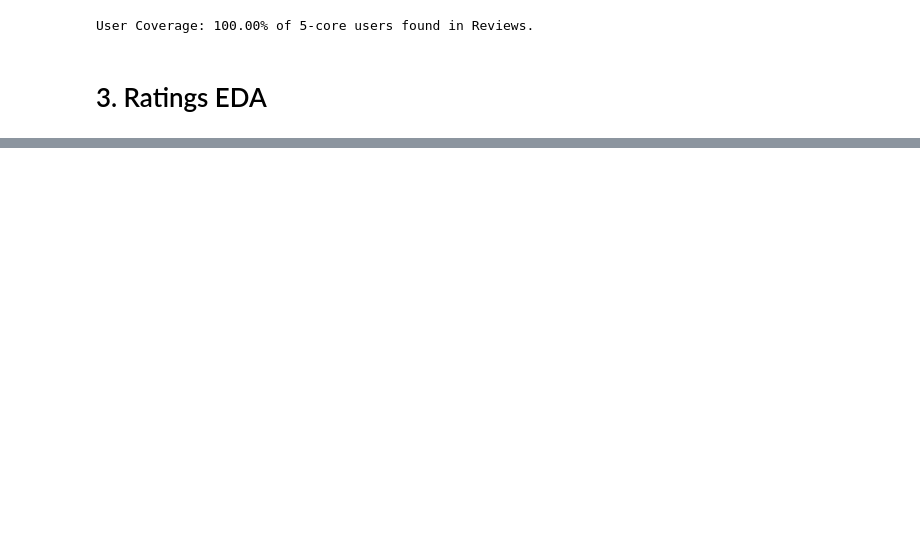
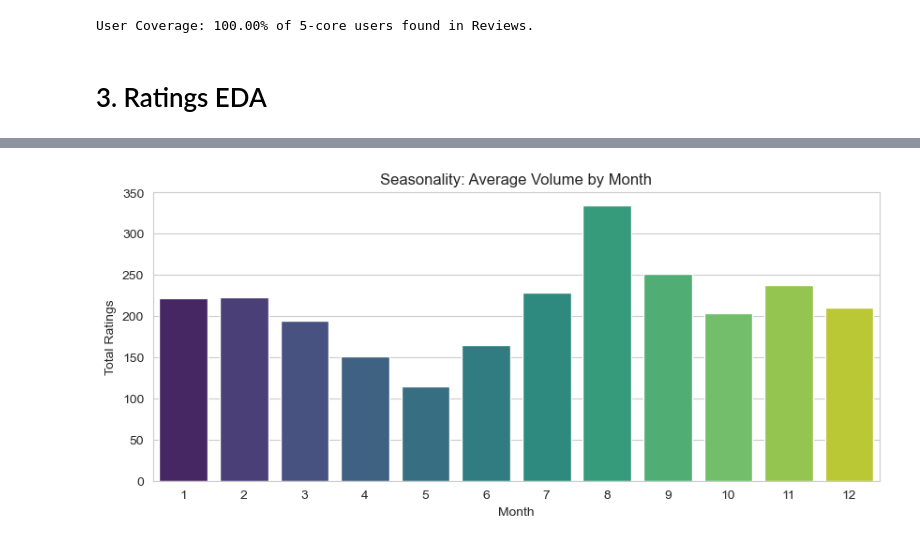
Before and after one commit to chienlax/final_cv, a Jupyter notebook: notebook/EDA.ipynb, the cells around one changed output, grey strips where cells are left out. Drawn from its saved outputs; the diff is of its cells as text; code cells hidden in the pictures; blank space fills up the shorter version.

```diff
--- a/notebook/EDA.ipynb
+++ b/notebook/EDA.ipynb
@@ -147,0 +235,13 @@ User Coverage: 100.00% of 5-core users found in Reviews.
+# %%
+# Analyze Seasonality
+ratings_df['month'] = ratings_df['date'].dt.month
+seasonal_counts = ratings_df.groupby('month').size()
+
+plt.figure(figsize=(10, 4))
+sns.barplot(x=seasonal_counts.index, y=seasonal_counts.values, palette='viridis')
+plt.title('Seasonality: Average Volume by Month')
+plt.xlabel('Month')
+plt.ylabel('Total Ratings')
+plt.show()
+# %% [output]
+[figure, added]
```
Also changed, not shown: parts of 30 cells of this notebook.
